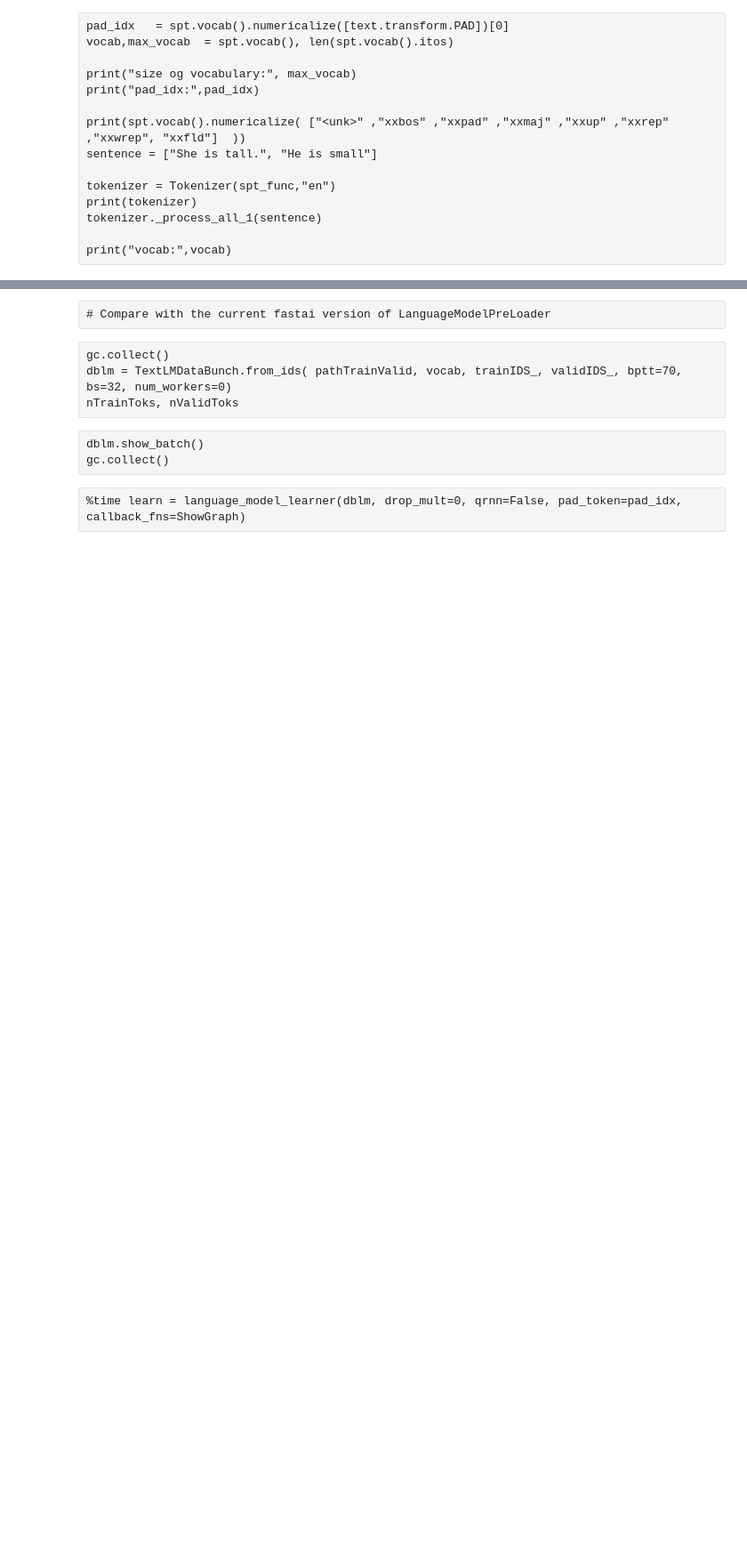
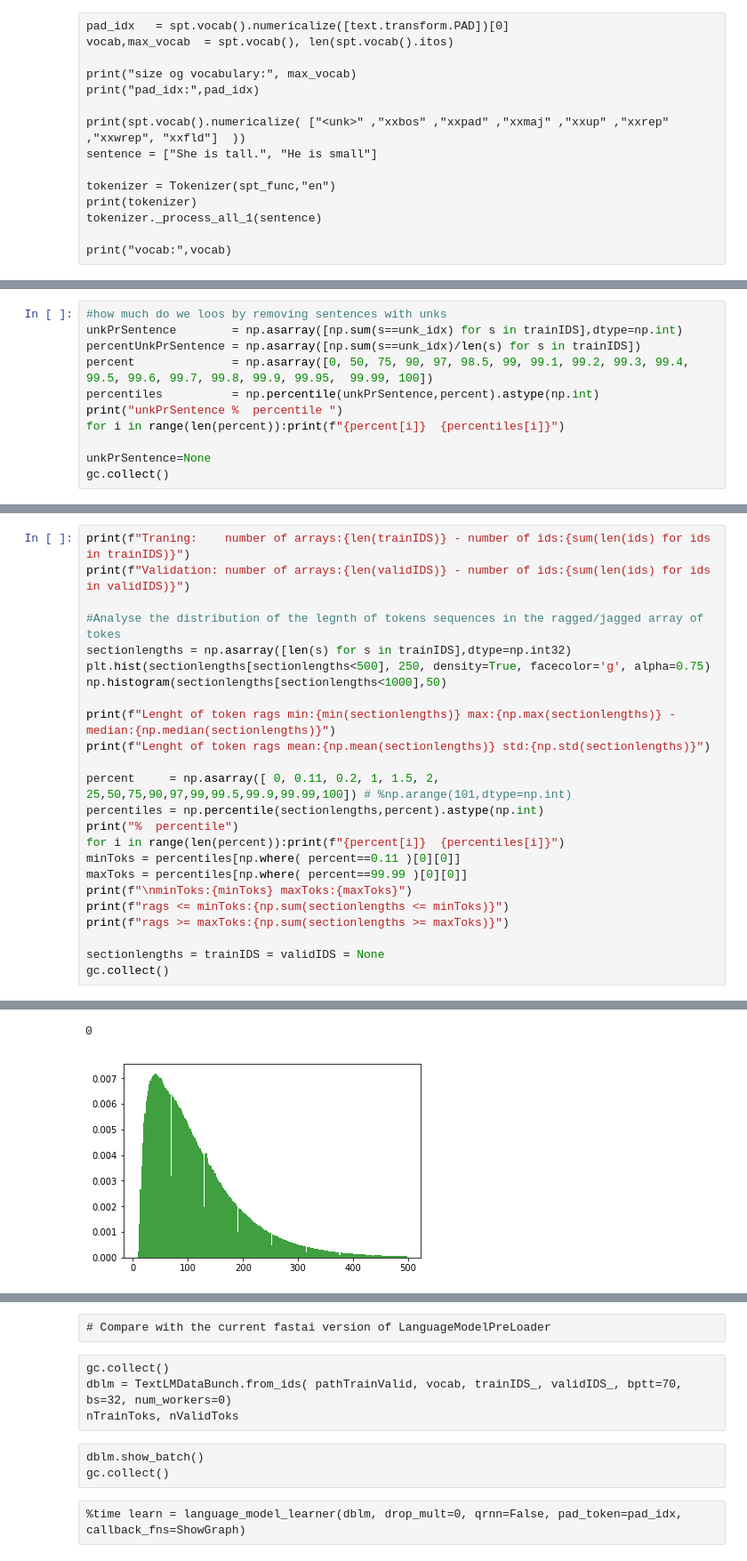
Before and after one commit to kasparlund/nlp, a Jupyter notebook: ULMFiT-Sentencepiece-Wiki-Training.ipynb, the cells around one changed output, grey strips where cells are left out. Shown at 89% size. Saved outputs shown, nothing was run; the diff lists cells and outputs as text; blank space fills up the shorter version.

```diff
--- a/ULMFiT-Sentencepiece-Wiki-Training.ipynb
+++ b/ULMFiT-Sentencepiece-Wiki-Training.ipynb
@@ -235,0 +279,11 @@ Wall time: 21.6 s
+# %%
+#how much do we loos by removing sentences with unks
+unkPrSentence        = np.asarray([np.sum(s==unk_idx) for s in trainIDS],dtype=np.int)
+percentUnkPrSentence = np.asarray([np.sum(s==unk_idx)/len(s) for s in trainIDS])
+percent              = np.asarray([0, 50, 75, 90, 97, 98.5, 99, 99.1, 99.2, 99.3, 99.4, 99.5, 99.6, 99.7, 99.8, 99.9, 99.95,  99.99, 100])
+percentiles          = np.percentile(unkPrSentence,percent).astype(np.int)
+print("unkPrSentence %  percentile ")
+for i in range(len(percent)):print(f"{percent[i]}  {percentiles[i]}")
+
+unkPrSentence=None
+gc.collect()
@@ -235,0 +312,25 @@ Wall time: 21.6 s
+# %%
+print(f"Traning:    number of arrays:{len(trainIDS)} - number of ids:{sum(len(ids) for ids in trainIDS)}")
+print(f"Validation: number of arrays:{len(validIDS)} - number of ids:{sum(len(ids) for ids in validIDS)}")
+
+#Analyse the distribution of the legnth of tokens sequences in the ragged/jagged array of tokes
+sectionlengths = np.asarray([len(s) for s in trainIDS],dtype=np.int32)
+plt.hist(sectionlengths[sectionlengths<500], 250, density=True, facecolor='g', alpha=0.75)
+np.histogram(sectionlengths[sectionlengths<1000],50)
+
+print(f"Lenght of token rags min:{min(sectionlengths)} max:{np.max(sectionlengths)} - median:{np.median(sectionlengths)}")
+print(f"Lenght of token rags mean:{np.mean(sectionlengths)} std:{np.std(sectionlengths)}")
+
+percent     = np.asarray([ 0, 0.11, 0.2, 1, 1.5, 2, 25,50,75,90,97,99,99.5,99.9,99.99,100]) # %np.arange(101,dtype=np.int)
+percentiles = np.percentile(sectionlengths,percent).astype(np.int)
+print("%  percentile")
+for i in range(len(percent)):print(f"{percent[i]}  {percentiles[i]}")
+minToks = percentiles[np.where( percent==0.11 )[0][0]]
+maxToks = percentiles[np.where( percent==99.99 )[0][0]]
+print(f"\nminToks:{minToks} maxToks:{maxToks}")
+print(f"rags <= minToks:{np.sum(sectionlengths <= minToks)}")
+print(f"rags >= maxToks:{np.sum(sectionlengths >= maxToks)}")
+
+sectionlengths = trainIDS = validIDS = None
+gc.collect()
+# %% [output]
@@ -235,0 +354,2 @@ Wall time: 21.6 s
+0
+[figure, added]
```
Also changed, not shown: parts of 46 cells of this notebook, 3 other files.
